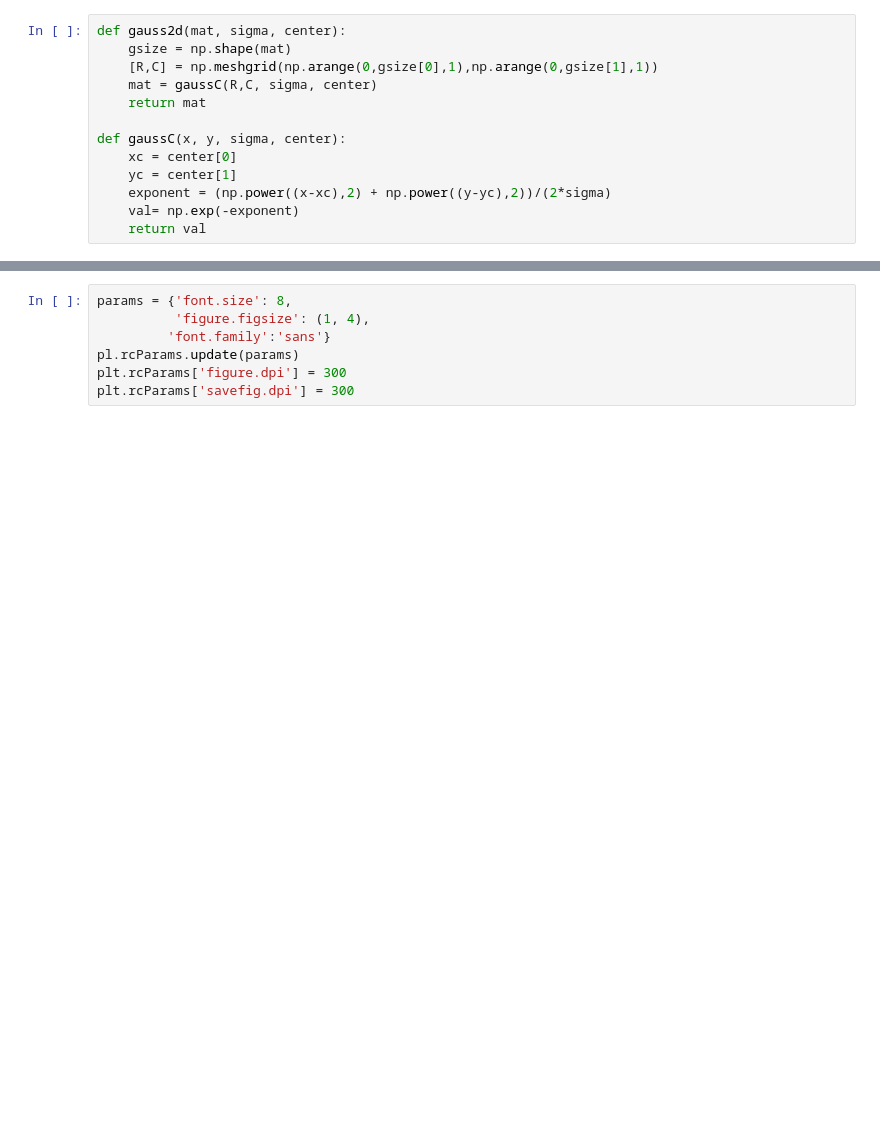
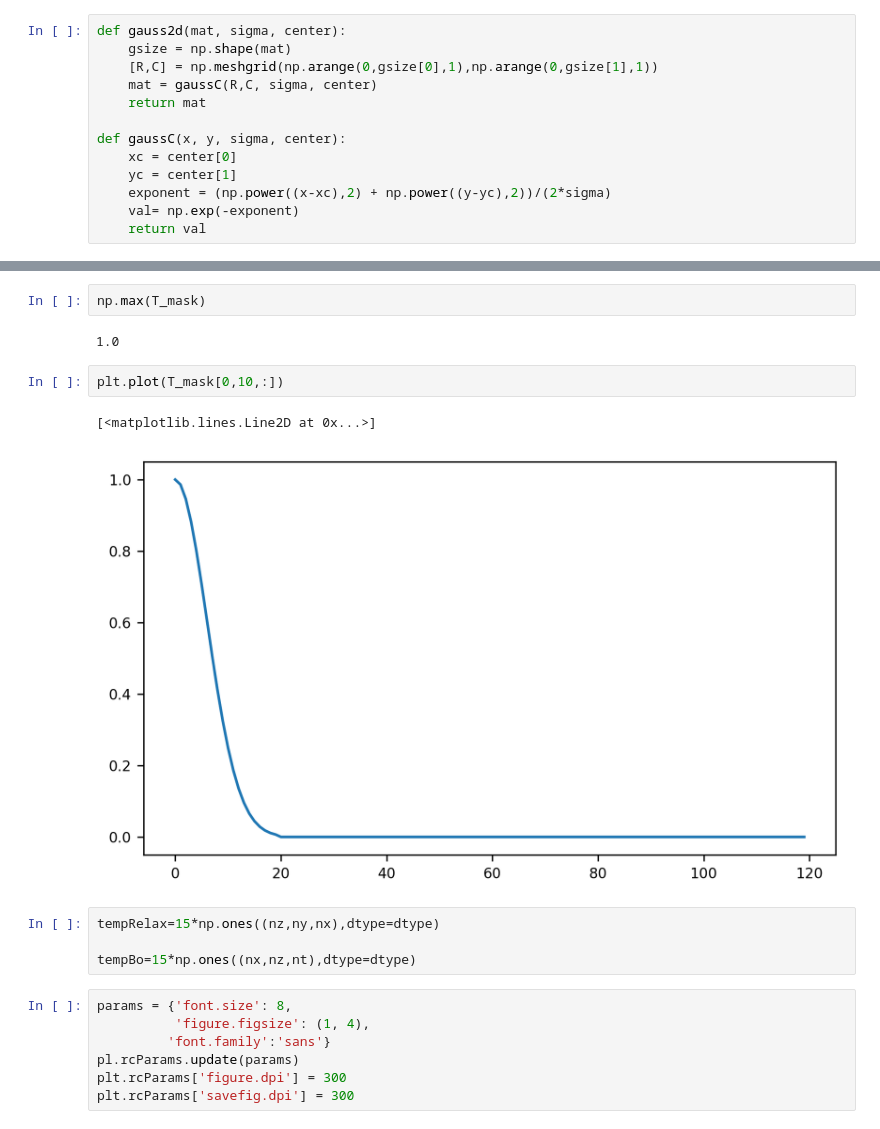
Before and after one commit to kaftkatt/IntercambioNGC, a Jupyter notebook: Scripts/GenerateData.ipynb, the cells around one changed output, grey strips where cells are left out. Cells and saved outputs as stored; diff of their text form; blank space fills up the shorter version.

```diff
--- a/Scripts/GenerateData.ipynb
+++ b/Scripts/GenerateData.ipynb
@@ -103,3 +97,16 @@ tempBo=15*np.ones((nx,nz,nt),dtype=dtype)
+# %%
+np.max(T_mask)
+# %% [output]
+1.0
+# %%
+plt.plot(T_mask[0,10,:])
+# %% [output]
+[<matplotlib.lines.Line2D at 0x...>]
+[figure, added]
+# %%
+tempRelax=15*np.ones((nz,ny,nx),dtype=dtype)
+
+tempBo=15*np.ones((nx,nz,nt),dtype=dtype)
 # %%
 params = {'font.size': 8,
           'figure.figsize': (1, 4),
```
Also changed, not shown: parts of 23 cells of this notebook, 7 other files.
